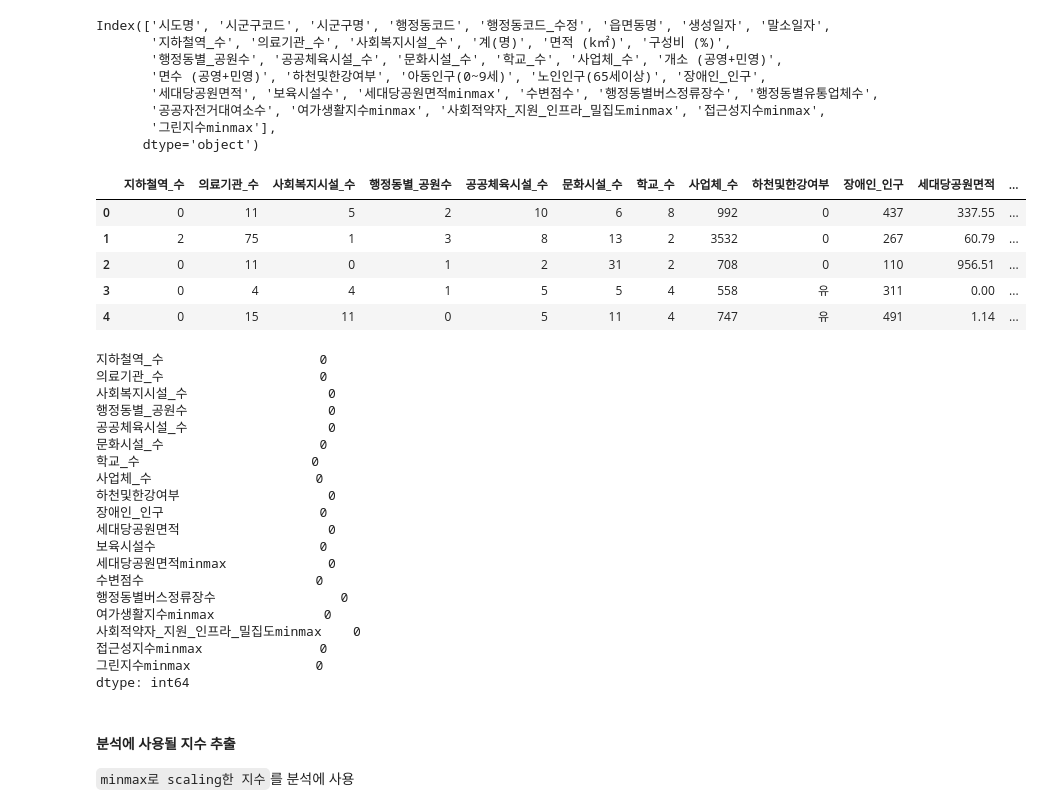
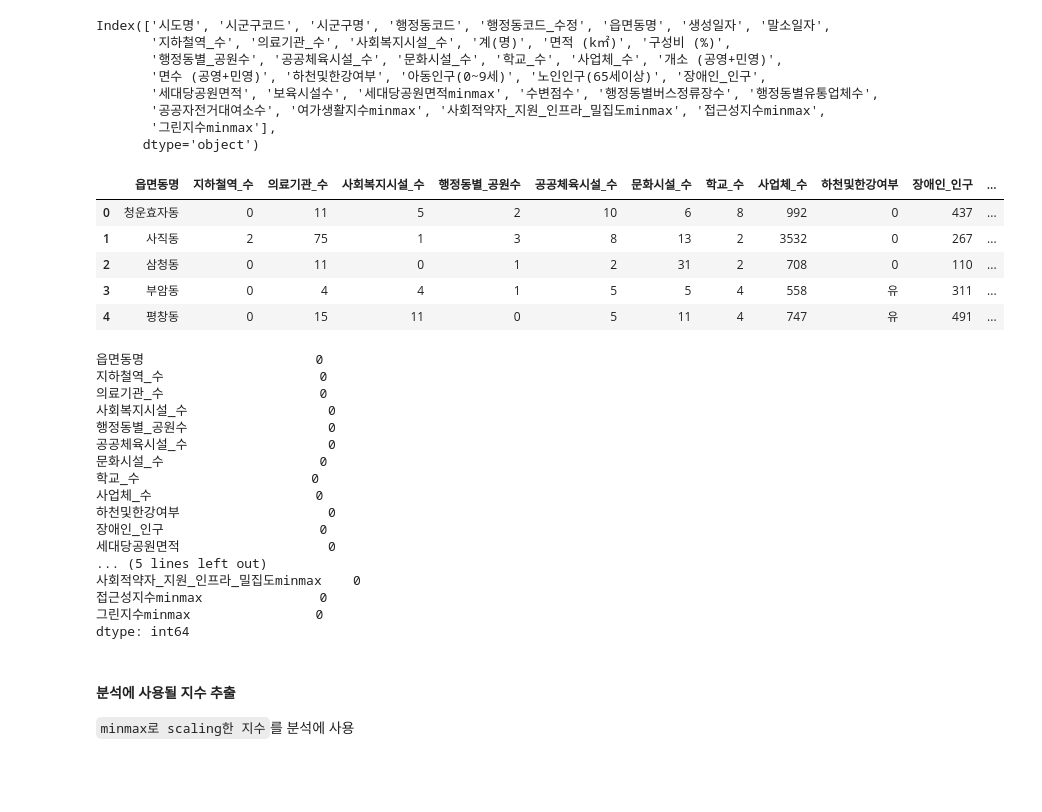
Before and after one commit to jaekim3220/finalproject, a Jupyter notebook: 계층적군집.ipynb, the cells around one changed output. Drawn from its saved outputs; the diff is of its cells as text; code cells hidden in the pictures; blank space fills up the shorter version.

```diff
--- a/계층적군집.ipynb
+++ b/계층적군집.ipynb
@@ -59,25 +59,26 @@ Index(['시도명', '시군구코드', '시군구명', '행정동코드', '행
        '그린지수minmax'],
       dtype='object')
 # %%
-df = origin.filter([
+df = origin.filter(['읍면동명',
     '지하철역_수', '의료기관_수', '사회복지시설_수', '계_명', '면적', '구성비',
     '행정동별_공원수', '공공체육시설_수', '문화시설_수', '학교_수', '사업체_수', '개소',
     '면수', '하천및한강여부', '아동인구', '노인인구', '장애인_인구', '세대당공원면적',
     '보육시설수', '세대당공원면적minmax', '수변점수', '행정동별버스정류장수',
     '여가생활지수minmax', '사회적약자_지원_인프라_밀집도minmax', '접근성지수minmax', '그린지수minmax'
 ])
 df.head()
 # %% [output]
-|  | 지하철역_수 | 의료기관_수 | 사회복지시설_수 | 행정동별_공원수 | 공공체육시설_수 | 문화시설_수 | 학교_수 | 사업체_수 | 하천및한강여부 | 장애인_인구 | 세대당공원면적 | ... |
-| 0 | 0 | 11 | 5 | 2 | 10 | 6 | 8 | 992 | 0 | 437 | 337.55 | ... |
-| 1 | 2 | 75 | 1 | 3 | 8 | 13 | 2 | 3532 | 0 | 267 | 60.79 | ... |
-| 2 | 0 | 11 | 0 | 1 | 2 | 31 | 2 | 708 | 0 | 110 | 956.51 | ... |
-| 3 | 0 | 4 | 4 | 1 | 5 | 5 | 4 | 558 | 유 | 311 | 0.00 | ... |
-| 4 | 0 | 15 | 11 | 0 | 5 | 11 | 4 | 747 | 유 | 491 | 1.14 | ... |
+|  | 읍면동명 | 지하철역_수 | 의료기관_수 | 사회복지시설_수 | 행정동별_공원수 | 공공체육시설_수 | 문화시설_수 | 학교_수 | 사업체_수 | 하천및한강여부 | 장애인_인구 | ... |
+| 0 | 청운효자동 | 0 | 11 | 5 | 2 | 10 | 6 | 8 | 992 | 0 | 437 | ... |
+| 1 | 사직동 | 2 | 75 | 1 | 3 | 8 | 13 | 2 | 3532 | 0 | 267 | ... |
+| 2 | 삼청동 | 0 | 11 | 0 | 1 | 2 | 31 | 2 | 708 | 0 | 110 | ... |
+| 3 | 부암동 | 0 | 4 | 4 | 1 | 5 | 5 | 4 | 558 | 유 | 311 | ... |
+| 4 | 평창동 | 0 | 15 | 11 | 0 | 5 | 11 | 4 | 747 | 유 | 491 | ... |
 # %%
 df = df.fillna(0)
 df.isna().sum()
 # %% [output]
+읍면동명                      0
 지하철역_수                    0
 의료기관_수                    0
 사회복지시설_수                  0
@@ -89,11 +90,7 @@ df.isna().sum()
 하천및한강여부                   0
 장애인_인구                    0
 세대당공원면적                   0
-보육시설수                     0
-세대당공원면적minmax             0
-수변점수                      0
-행정동별버스정류장수                0
-여가생활지수minmax              0
+... (5 lines left out)
 사회적약자_지원_인프라_밀집도minmax    0
 접근성지수minmax               0
 그린지수minmax                0
```
Also changed, not shown: parts of 47 cells of this notebook, 12 other files.
